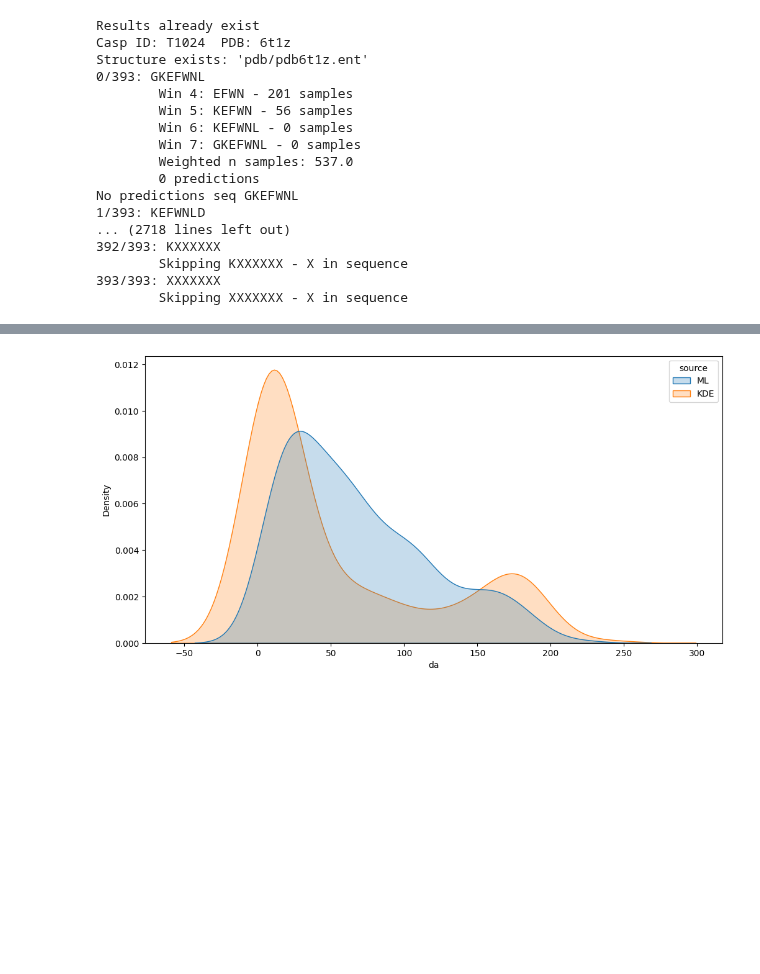
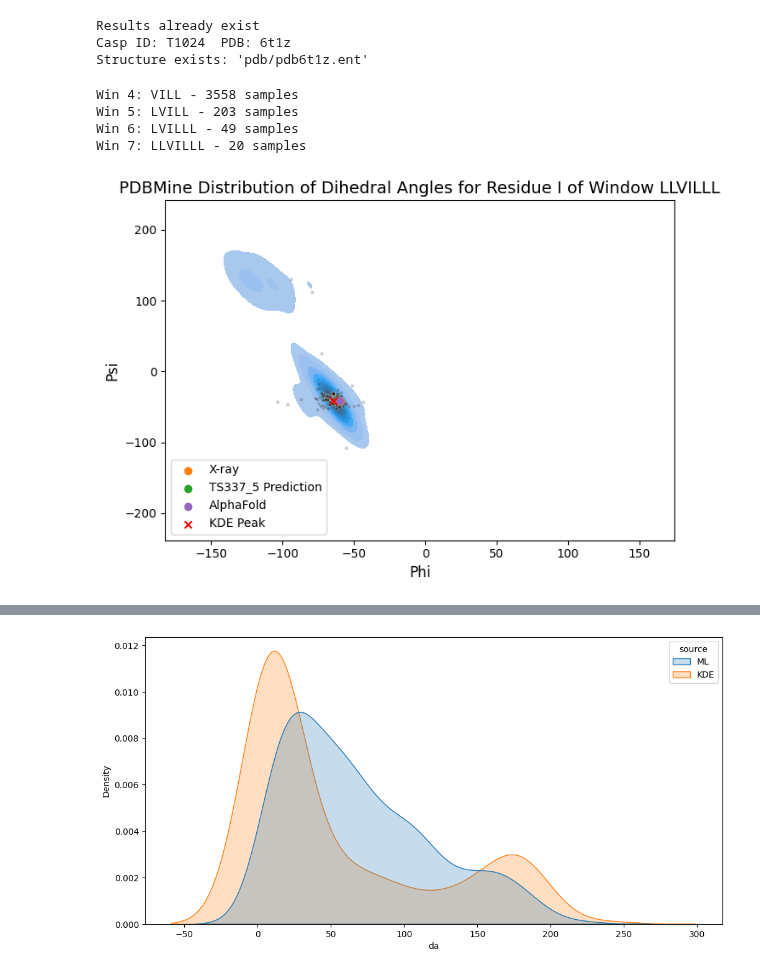
Before and after one commit to Musa-Azeem/protein-dihedral-visualization, a Jupyter notebook: da_ml.ipynb, the cells around one changed output, grey strips where cells are left out. Cells and saved outputs as stored; diff of their text form; code cells hidden in the pictures; blank space fills up the shorter version.

```diff
--- a/da_ml.ipynb
+++ b/da_ml.ipynb
@@ -19,25 +19,19 @@ import torch.nn.functional as F
 # %%
 proteins = ['T1024', 'T1096', 'T1027', 'T1082', 'T1091', 'T1058', 'T1049', 'T1030', 'T1056', 'T1038', 'T1025', 'T1028']
 da = DihedralAdherence(
-    'T1024', [4,5,6,7], PDBMINE_URL, PROJECT_DIR, kdews=[1,32,64,128], mode='ml',
+    'T1024', [4,5,6,7], PDBMINE_URL, PROJECT_DIR, kdews=[1,32,64,128], mode='kde_af',
     ml_lengths=[4096, 512, 256, 256], weights_file='ml_data/best_model_1.3k.pt', device='cuda')
 da.load_results()
-da.compute_das(replace=True)
+# da.compute_das(replace=True)
 # %% [output]
 Results already exist
 Casp ID: T1024  PDB: 6t1z
 Structure exists: 'pdb/pdb6t1z.ent'
-0/393: GKEFWNL
-        Win 4: EFWN - 201 samples
-        Win 5: KEFWN - 56 samples
-        Win 6: KEFWNL - 0 samples
-        Win 7: GKEFWNL - 0 samples
-        Weighted n samples: 537.0
-        0 predictions
-No predictions seq GKEFWNL
-1/393: KEFWNLD
-... (2718 lines left out)
-392/393: KXXXXXX
-        Skipping KXXXXXX - X in sequence
-393/393: XXXXXXX
-        Skipping XXXXXXX - X in sequence
+# %%
+da.plot_one_dist()
+# %% [output]
+Win 4: VILL - 3558 samples
+Win 5: LVILL - 203 samples
+Win 6: LVILLL - 49 samples
+Win 7: LLVILLL - 20 samples
+[figure, added]
```
Also changed, not shown: parts of 1 cell of this notebook, 4 other files.
